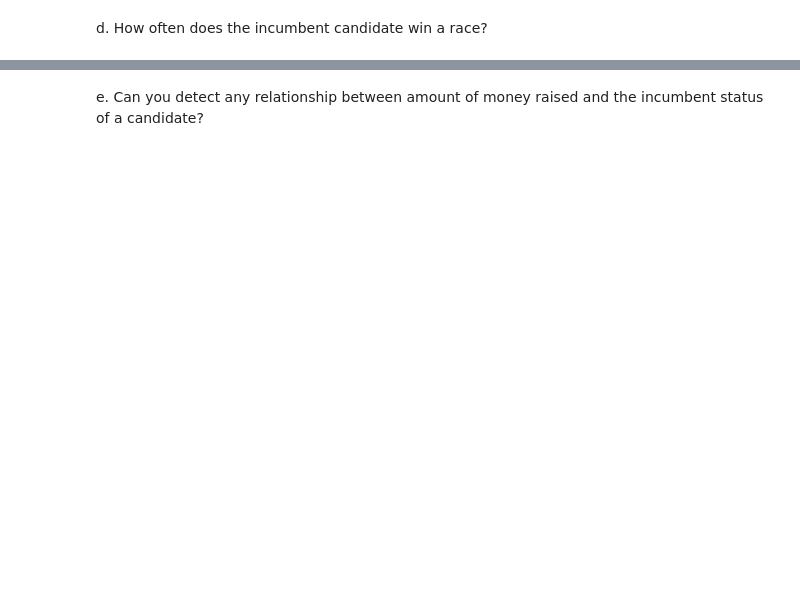
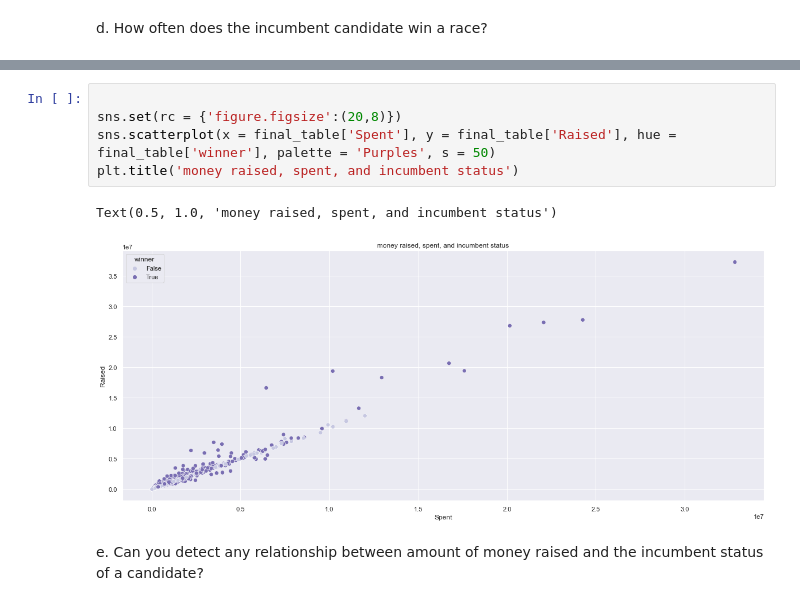
Before and after one commit to nedatahe/webscraping_open_secrets-blue-barracudas-1, a Jupyter notebook: notebooks/webscraping-project.ipynb, the cells around one changed output, grey strips where cells are left out. Drawn from its saved outputs; the diff is of its cells as text; blank space fills up the shorter version.

```diff
--- a/notebooks/webscraping-project.ipynb
+++ b/notebooks/webscraping-project.ipynb
@@ -449,2 +496,10 @@ d. How often does the incumbent candidate win a race?
+# %%
+
+sns.set(rc = {'figure.figsize':(20,8)})
+sns.scatterplot(x = final_table['Spent'], y = final_table['Raised'], hue = final_table['winner'], palette = 'Purples', s = 50)
+plt.title('money raised, spent, and incumbent status')
+# %% [output]
+Text(0.5, 1.0, 'money raised, spent, and incumbent status')
+[figure, added]
 # %% [markdown]
 e. Can you detect any relationship between amount of money raised and the incumbent status of a candidate?
```
Also changed, not shown: parts of 10 cells of this notebook.
